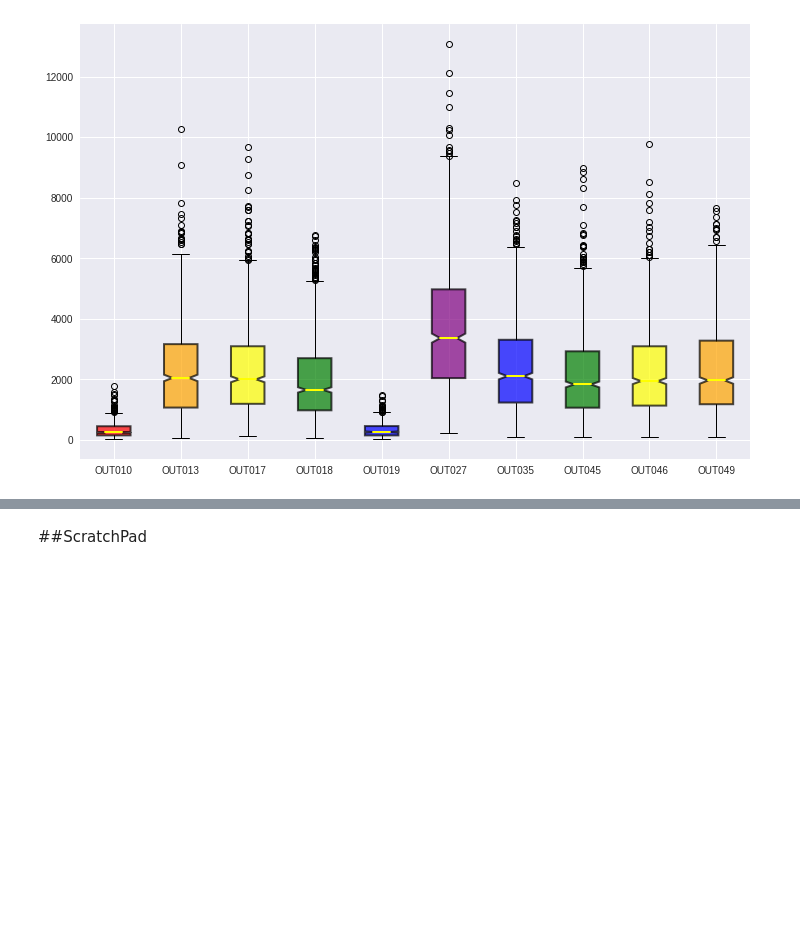
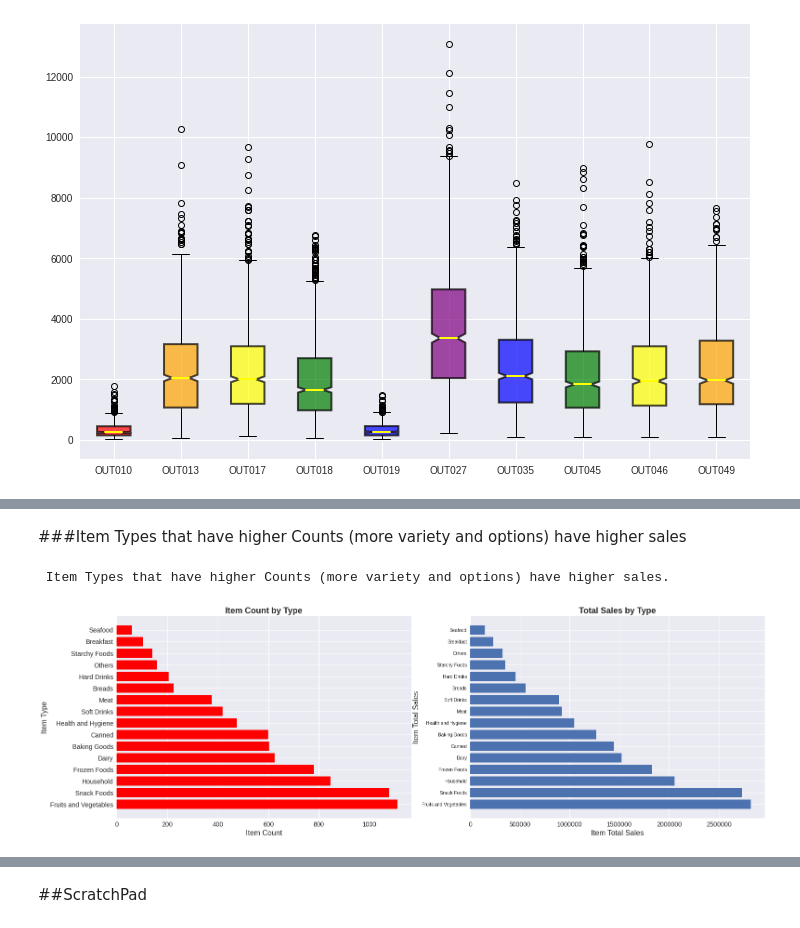
Before and after one commit to mselmasry/Project1_SalesPrediction, a Jupyter notebook: SalesPredictions.ipynb, the cells around one changed output, grey strips where cells are left out. Saved outputs shown, nothing was run; the diff lists cells and outputs as text; code cells hidden in the pictures; blank space fills up the shorter version.

Commit message:
Part4 of Project, 2 Visualizations Added

```diff
--- a/SalesPredictions.ipynb
+++ b/SalesPredictions.ipynb
@@ -608,0 +617,3 @@ hardDrinksPlot.set_facecolor('orange');
+# %%
+totalSalesByType = df.groupby(['Item_Type'])[['Item_Outlet_Sales']].sum().reset_index()
+totalSalesByType.sort_values(by='Item_Outlet_Sales',inplace=True,ascending=False)
@@ -608,0 +623,30 @@ hardDrinksPlot.set_facecolor('orange');
+# %%
+noOutletID = df.drop(columns='Outlet_Identifier')
+countByType = noOutletID.groupby(noOutletID['Item_Type'])['Item_MRP'].nunique().reset_index(name='Item_Count')
+countByType.sort_values(by='Item_Count',inplace=True,ascending=False);
+# %% [markdown]
+###Item Types that have higher Counts (more variety and options) have higher sales
+# %%
+# Count & Total Sales per Item Type
+plt.figure(figsize=(25,8))
+plt.subplot(1,2,1)
+plt.barh(countByType['Item_Type'],countByType['Item_Count'],color='red')
+plt.xlabel('Item Count',fontsize=16)
+plt.ylabel('Item Type',fontsize=16)
+plt.title('Item Count by Type',fontsize=18, fontweight='bold')
+plt.xticks(fontsize=14)
+plt.yticks(fontsize=14)
+plt.subplot(1,2,2)
+plt.barh(totalSalesByType['Item_Type'],totalSalesByType['Item_Outlet_Sales'])
+plt.xlabel('Item Total Sales',fontsize=16)
+plt.xticks(fontsize=14)
+plt.ticklabel_format(style='plain',axis='x')
+plt.xticks(fontsize=14)
+plt.ylabel('Item Total Sales',fontsize=16)
+plt.title('Total Sales by Type',fontsize=18,fontweight='bold')
+
+print('\n Item Types that have higher Counts (more variety and options) have higher sales.\n')
+plt.show()
+# %% [output]
+ Item Types that have higher Counts (more variety and options) have higher sales.
+[figure, added]
```
Also changed, not shown: parts of 25 cells of this notebook.
